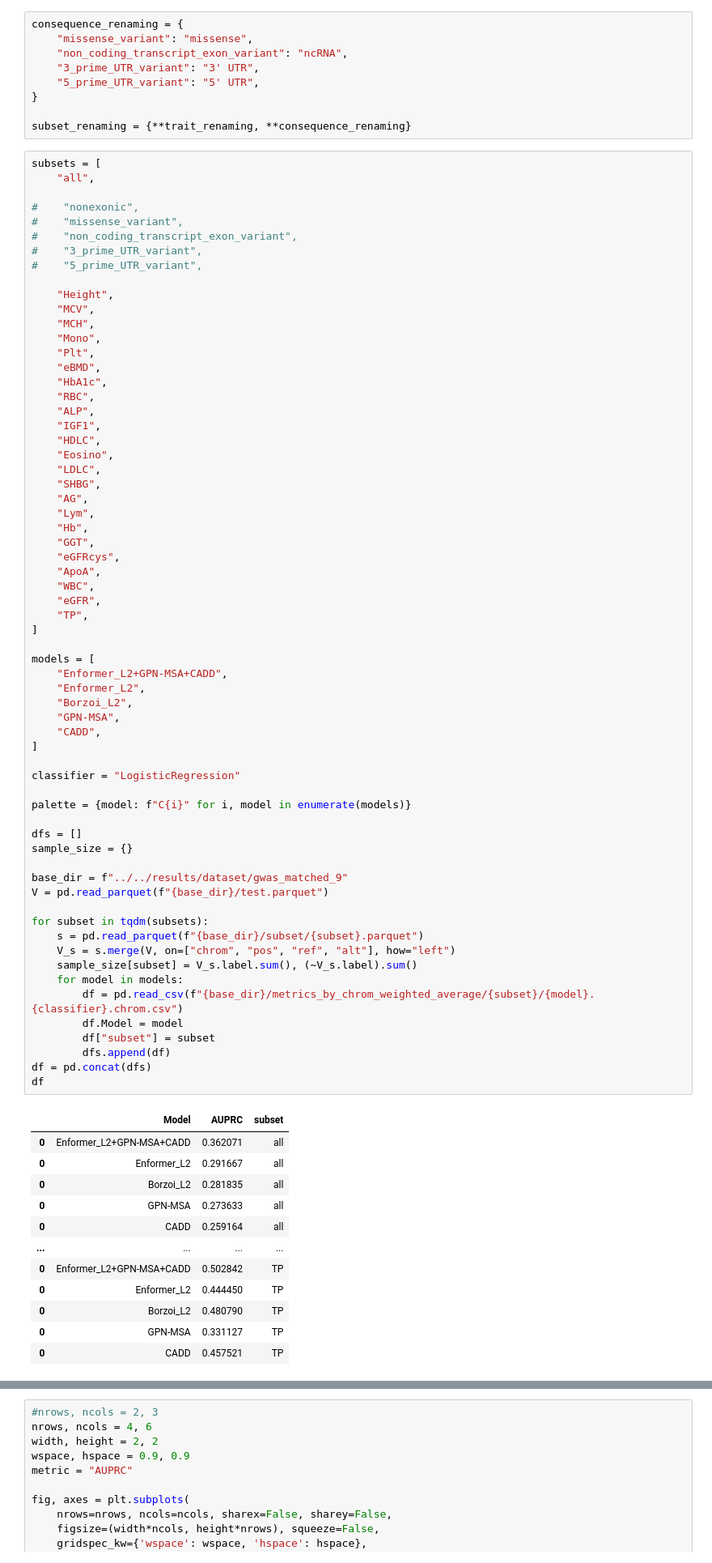
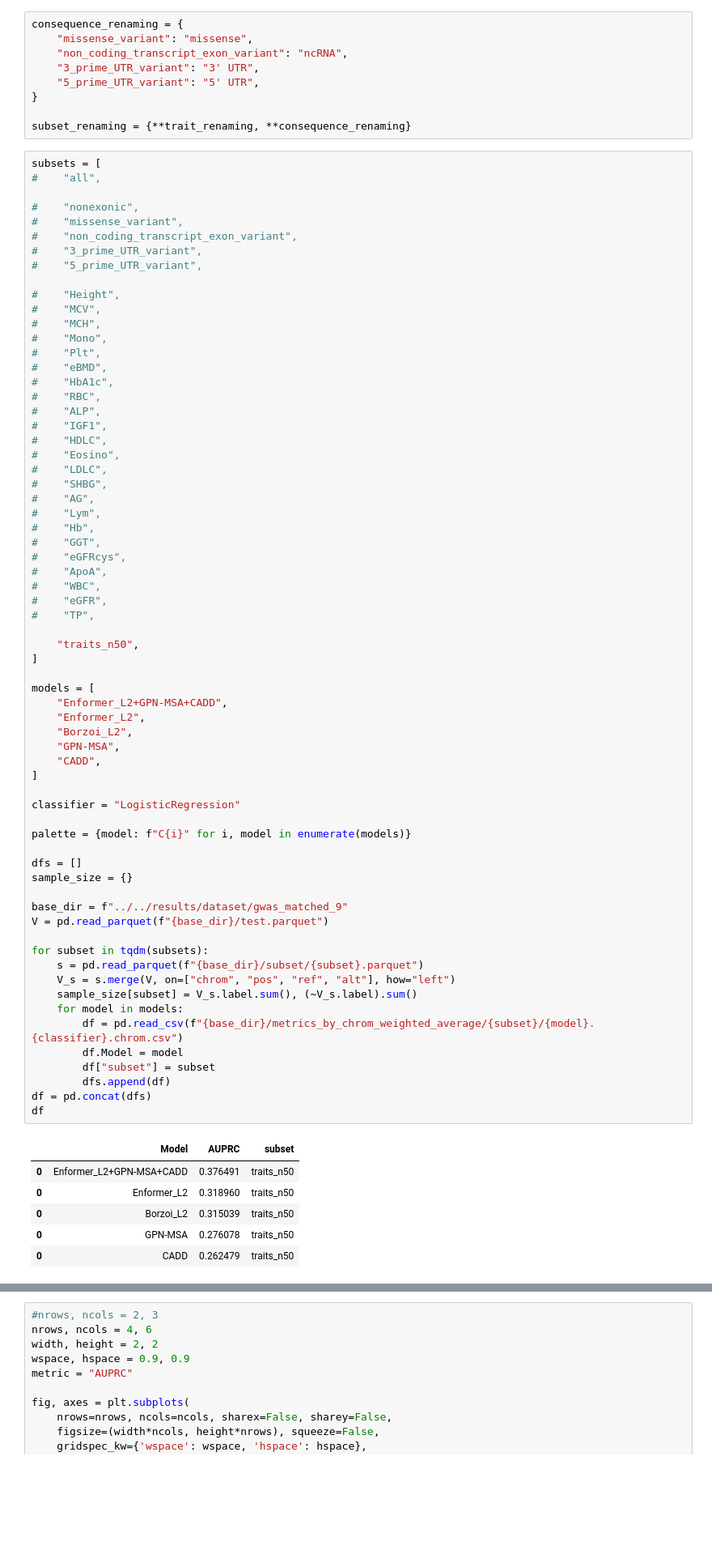
Before and after one commit to minjaf/TraitGym, a Jupyter notebook: workflow/notebooks/results.ipynb, the cells around one changed output, grey strips where cells are left out. Shown at 81% size. Saved outputs shown, nothing was run; the diff lists cells and outputs as text; blank space fills up the shorter version.

Commit message:
Add trait_n50 subset

```diff
--- a/workflow/notebooks/results.ipynb
+++ b/workflow/notebooks/results.ipynb
@@ -54,7 +44,7 @@ consequence_renaming = {
 subset_renaming = {**trait_renaming, **consequence_renaming}
 # %%
 subsets = [
-    "all",
+#    "all",
 
 #    "nonexonic",
 #    "missense_variant",
@@ -62,70 +52,66 @@ subsets = [
 #    "3_prime_UTR_variant",
 #    "5_prime_UTR_variant",
 
-    "Height",
-    "MCV",
-    "MCH",
-    "Mono",
-    "Plt",
-    "eBMD",
-    "HbA1c",
-    "RBC",
-    "ALP",
-    "IGF1",
-    "HDLC",
-    "Eosino",
-    "LDLC",
-    "SHBG",
-    "AG",
-    "Lym",
-    "Hb",
-    "GGT",
-    "eGFRcys",
-    "ApoA",
-    "WBC",
-    "eGFR",
-    "TP",
+#    "Height",
+#    "MCV",
+#    "MCH",
+#    "Mono",
+#    "Plt",
+#    "eBMD",
+#    "HbA1c",
+#    "RBC",
+#    "ALP",
+#    "IGF1",
+#    "HDLC",
+#    "Eosino",
+#    "LDLC",
+#    "SHBG",
+#    "AG",
+#    "Lym",
+#    "Hb",
+#    "GGT",
+#    "eGFRcys",
+#    "ApoA",
+#    "WBC",
+#    "eGFR",
+#    "TP",
+
+    "traits_n50",
 ]
 
 models = [
     "Enformer_L2+GPN-MSA+CADD",
     "Enformer_L2",
     "Borzoi_L2",
     "GPN-MSA",
     "CADD",
 ]
 
 classifier = "LogisticRegression"
 
 palette = {model: f"C{i}" for i, model in enumerate(models)}
 
 dfs = []
 sample_size = {}
 
 base_dir = f"../../results/dataset/gwas_matched_9"
 V = pd.read_parquet(f"{base_dir}/test.parquet")
 
 for subset in tqdm(subsets):
     s = pd.read_parquet(f"{base_dir}/subset/{subset}.parquet")
     V_s = s.merge(V, on=["chrom", "pos", "ref", "alt"], how="left")
     sample_size[subset] = V_s.label.sum(), (~V_s.label).sum()
     for model in models:
         df = pd.read_csv(f"{base_dir}/metrics_by_chrom_weighted_average/{subset}/{model}.{classifier}.chrom.csv")
         df.Model = model
         df["subset"] = subset
         dfs.append(df)
 df = pd.concat(dfs)
 df
 # %% [output]
 |  | Model | AUPRC | subset |
-| 0 | Enformer_L2+GPN-MSA+CADD | 0.362071 | all |
-| 0 | Enformer_L2 | 0.291667 | all |
-| 0 | Borzoi_L2 | 0.281835 | all |
-| 0 | GPN-MSA | 0.273633 | all |
-| 0 | CADD | 0.259164 | all |
-| ... | ... | ... | ... |
-| 0 | Enformer_L2+GPN-MSA+CADD | 0.502842 | TP |
-| 0 | Enformer_L2 | 0.444450 | TP |
-| 0 | Borzoi_L2 | 0.480790 | TP |
-| 0 | GPN-MSA | 0.331127 | TP |
-| 0 | CADD | 0.457521 | TP |
+| 0 | Enformer_L2+GPN-MSA+CADD | 0.376491 | traits_n50 |
+| 0 | Enformer_L2 | 0.318960 | traits_n50 |
+| 0 | Borzoi_L2 | 0.315039 | traits_n50 |
+| 0 | GPN-MSA | 0.276078 | traits_n50 |
+| 0 | CADD | 0.262479 | traits_n50 |
```
Also changed, not shown: parts of 5 cells of this notebook, 2 other files.
